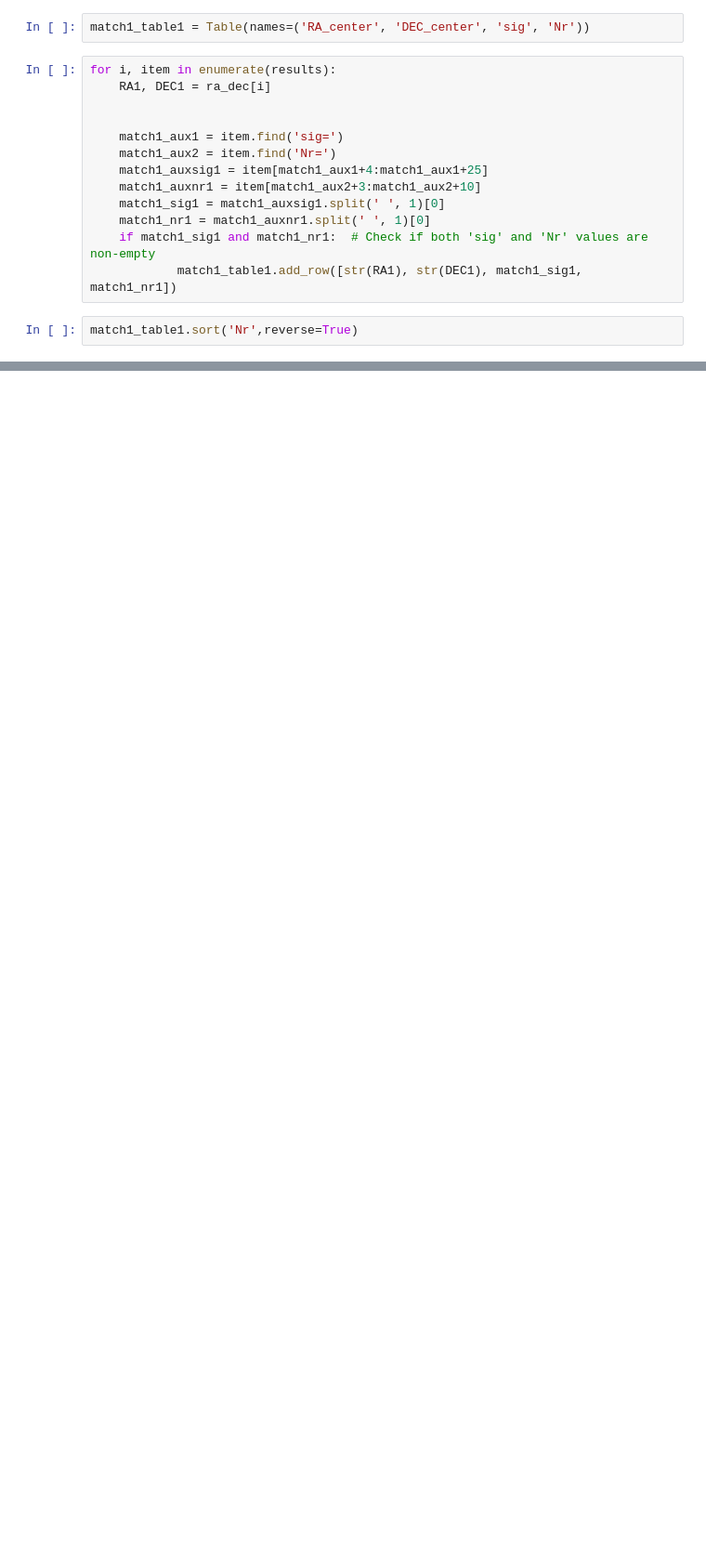
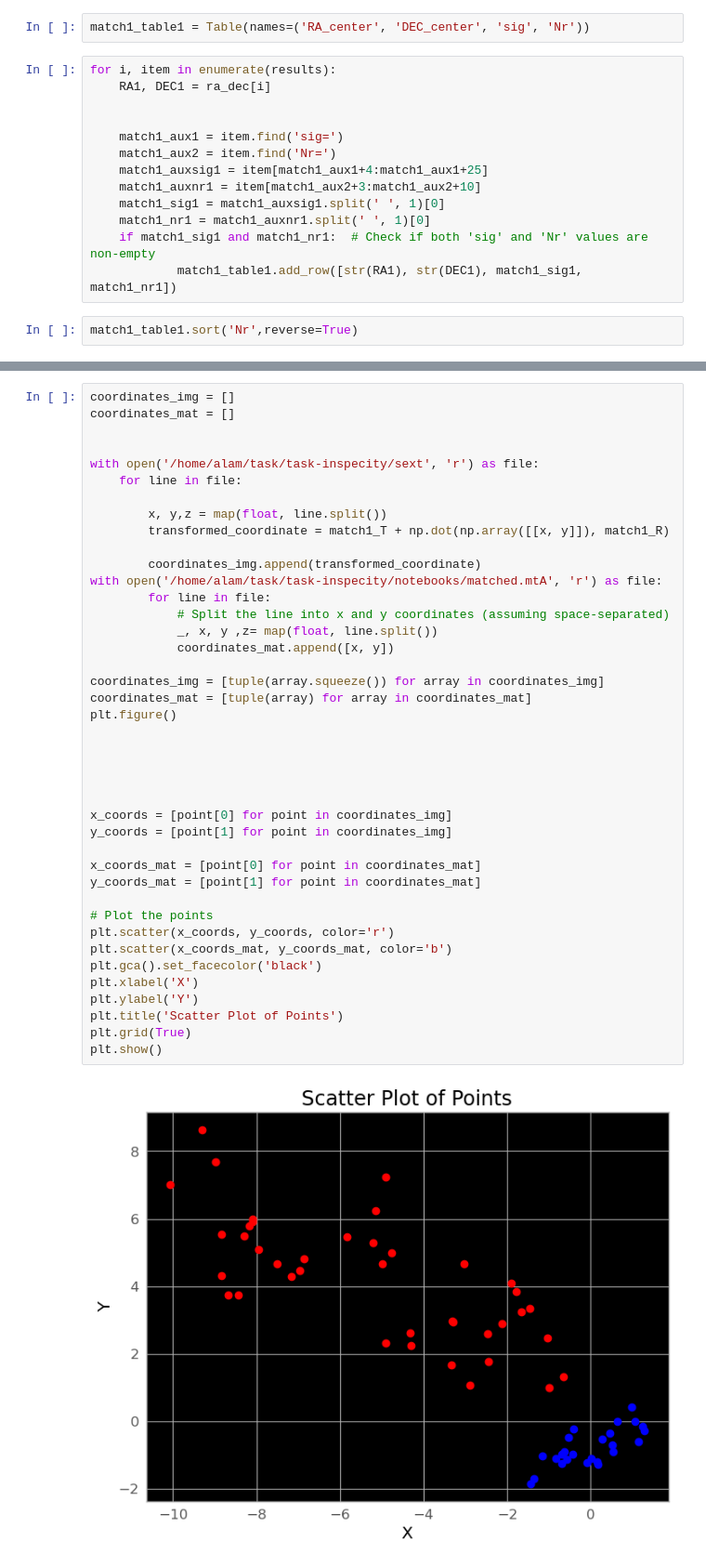
Before and after one commit to manauwar713/task-inspecity, a Jupyter notebook: notebooks/notebook.ipynb, the cells around one changed output, grey strips where cells are left out. Shown at 93% size. Drawn from its saved outputs; the diff is of its cells as text; blank space fills up the shorter version.

Commit message:
comitting notebook changes

```diff
--- a/notebooks/notebook.ipynb
+++ b/notebooks/notebook.ipynb
@@ -167,0 +311,43 @@ match2_c
+# %%
+coordinates_img = []
+coordinates_mat = []
+
+
+with open('/home/alam/task/task-inspecity/sext', 'r') as file:
+    for line in file:
+
+        x, y,z = map(float, line.split())
+        transformed_coordinate = match1_T + np.dot(np.array([[x, y]]), match1_R)
+
+        coordinates_img.append(transformed_coordinate)
+with open('/home/alam/task/task-inspecity/notebooks/matched.mtA', 'r') as file:
+        for line in file:
+            # Split the line into x and y coordinates (assuming space-separated)
+            _, x, y ,z= map(float, line.split())
+            coordinates_mat.append([x, y])
+
+coordinates_img = [tuple(array.squeeze()) for array in coordinates_img]
+coordinates_mat = [tuple(array) for array in coordinates_mat]
+plt.figure()
+
+
+
+
+
+x_coords = [point[0] for point in coordinates_img]
+y_coords = [point[1] for point in coordinates_img]
+
+x_coords_mat = [point[0] for point in coordinates_mat]
+y_coords_mat = [point[1] for point in coordinates_mat]
+
+# Plot the points
+plt.scatter(x_coords, y_coords, color='r')
+plt.scatter(x_coords_mat, y_coords_mat, color='b')
+plt.gca().set_facecolor('black')
+plt.xlabel('X')
+plt.ylabel('Y')
+plt.title('Scatter Plot of Points')
+plt.grid(True)
+plt.show()
+# %% [output]
+[figure, added]
```
Also changed, not shown: parts of 21 cells of this notebook, 9 other files.
